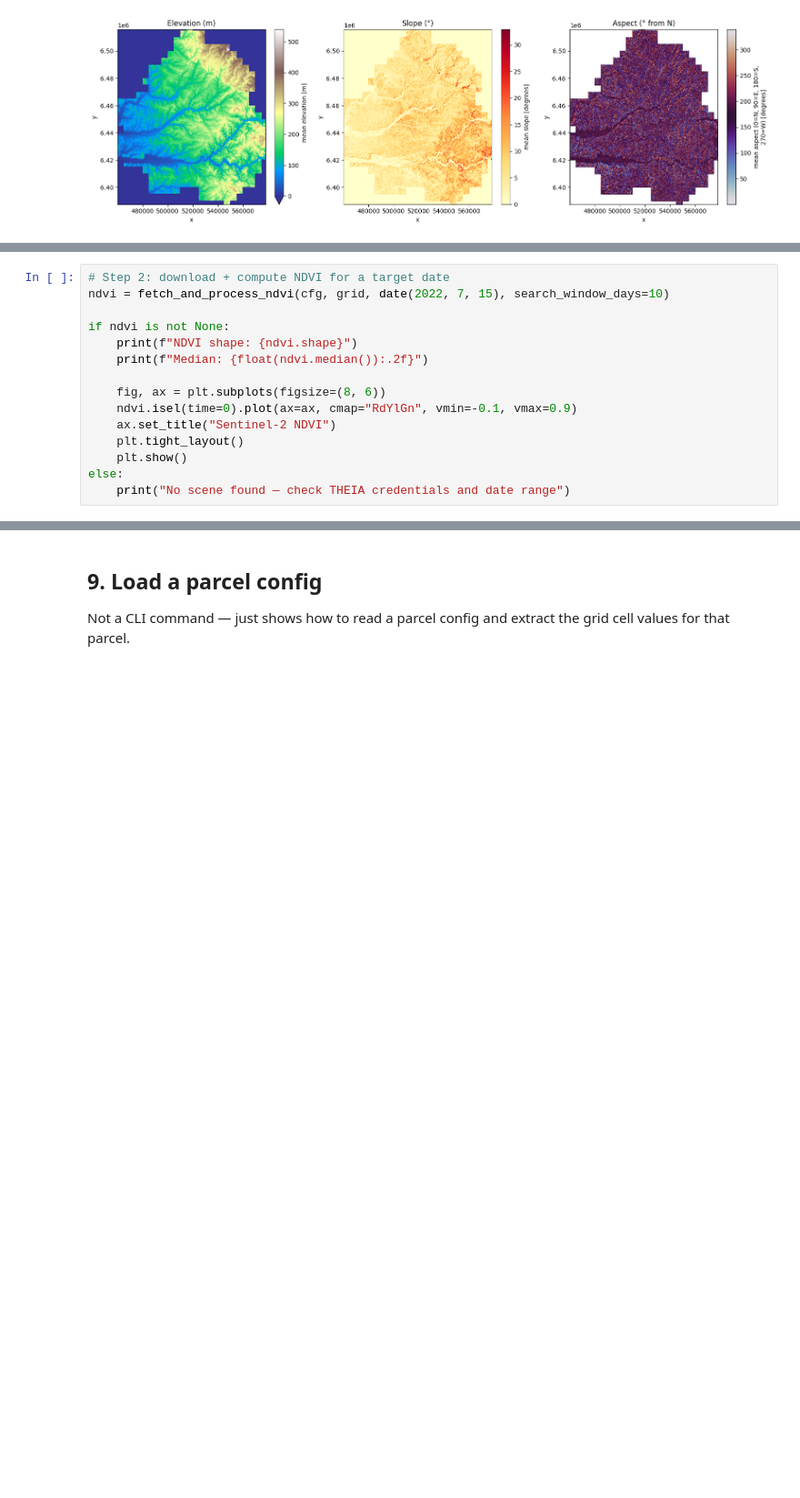
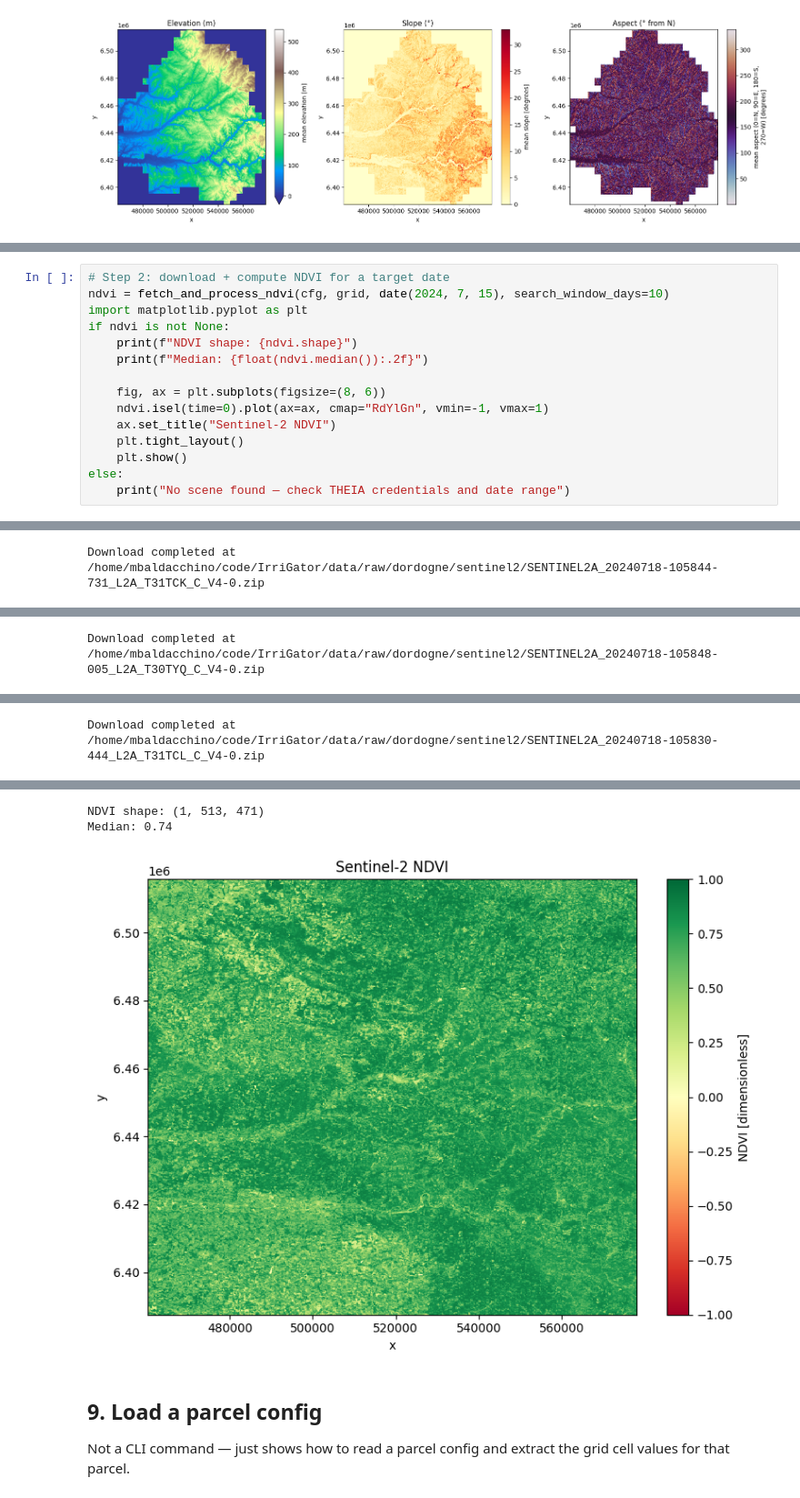
Before and after one commit to Catmosphere314/IrriGator, a Jupyter notebook: notebook/00_data_ingestion.ipynb, the cells around one changed output, grey strips where cells are left out. Shown at 91% size. Saved outputs shown, nothing was run; the diff lists cells and outputs as text; blank space fills up the shorter version.

```diff
--- a/notebook/00_data_ingestion.ipynb
+++ b/notebook/00_data_ingestion.ipynb
@@ -330,15 +345,16 @@ for s in scenes[:5]:
 # %%
 # Step 2: download + compute NDVI for a target date
-ndvi = fetch_and_process_ndvi(cfg, grid, date(2022, 7, 15), search_window_days=10)
-
+ndvi = fetch_and_process_ndvi(cfg, grid, date(2024, 7, 15), search_window_days=10)
+import matplotlib.pyplot as plt
 if ndvi is not None:
     print(f"NDVI shape: {ndvi.shape}")
     print(f"Median: {float(ndvi.median()):.2f}")
 
     fig, ax = plt.subplots(figsize=(8, 6))
-    ndvi.isel(time=0).plot(ax=ax, cmap="RdYlGn", vmin=-0.1, vmax=0.9)
+    ndvi.isel(time=0).plot(ax=ax, cmap="RdYlGn", vmin=-1, vmax=1)
     ax.set_title("Sentinel-2 NDVI")
     plt.tight_layout()
     plt.show()
 else:
     print("No scene found — check THEIA credentials and date range")
+# %% [output]
@@ -344,0 +376 @@ else:
+Download completed at /home/mbaldacchino/code/IrriGator/data/raw/dordogne/sentinel2/SENTINEL2A_20240718-105844-731_L2A_T31TCK_C_V4-0.zip
@@ -344,0 +382 @@ else:
+Download completed at /home/mbaldacchino/code/IrriGator/data/raw/dordogne/sentinel2/SENTINEL2A_20240718-105848-005_L2A_T30TYQ_C_V4-0.zip
@@ -344,0 +388 @@ else:
+Download completed at /home/mbaldacchino/code/IrriGator/data/raw/dordogne/sentinel2/SENTINEL2A_20240718-105830-444_L2A_T31TCL_C_V4-0.zip
@@ -345,3 +392,6 @@ else:
+NDVI shape: (1, 513, 471)
+Median: 0.74
+[figure, added]
 # %% [markdown]
 ## 9. Load a parcel config
 
```
Also changed, not shown: parts of 8 cells of this notebook.
